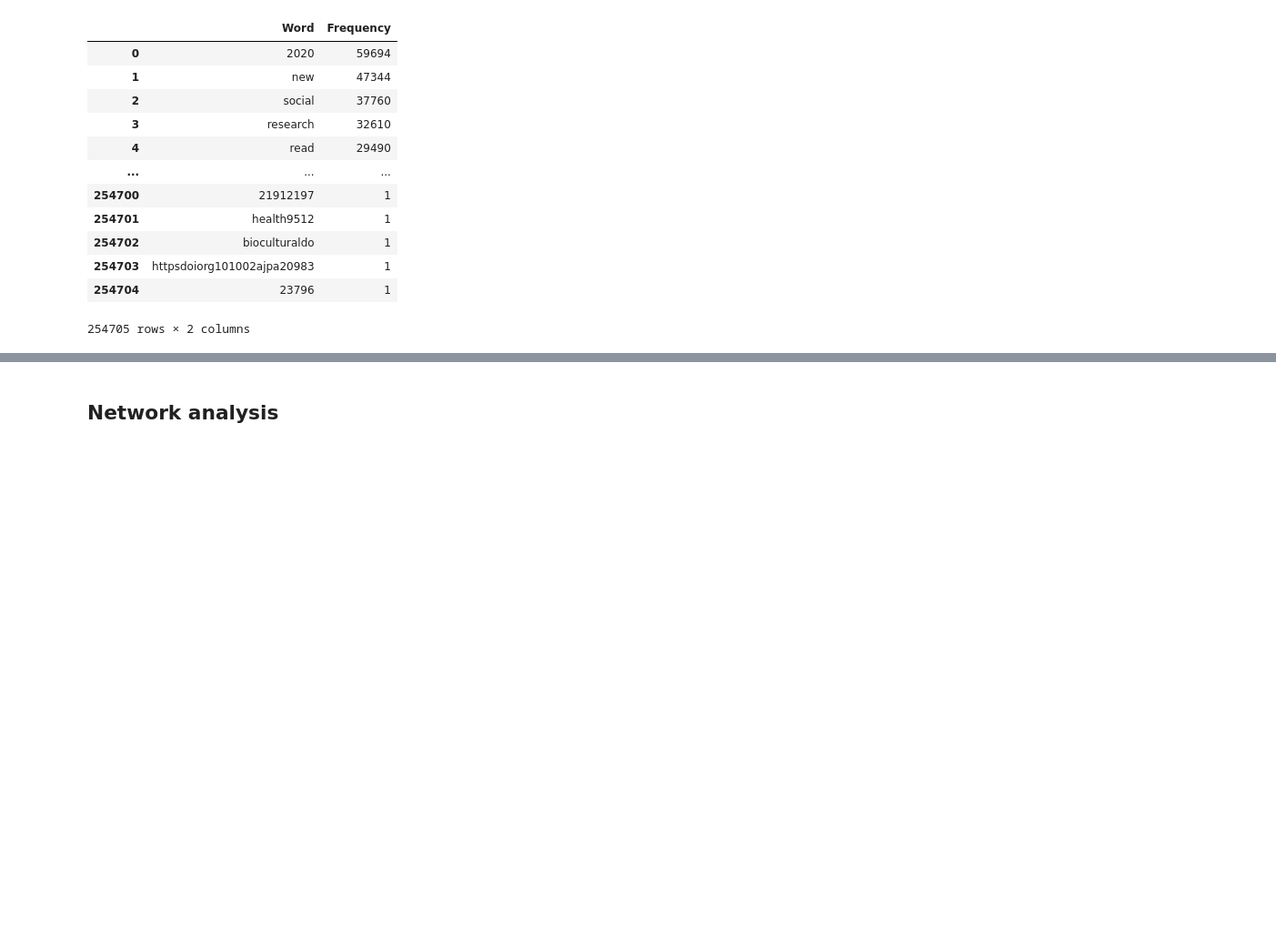
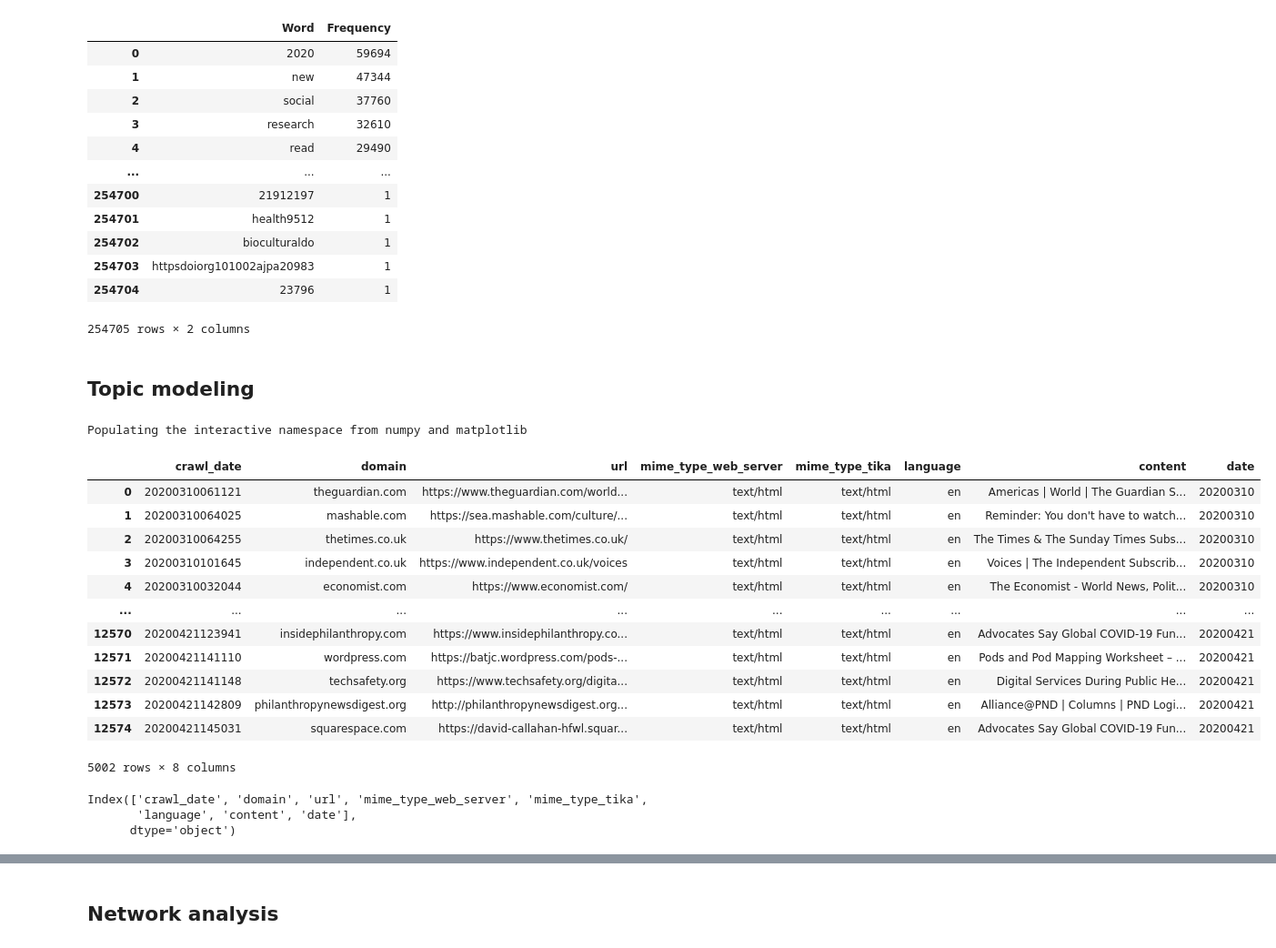
Before and after one commit to inactinique/awac2, a Jupyter notebook: frederic/feminism/feminism.ipynb, the cells around one changed output, grey strips where cells are left out. Shown at 91% size. Drawn from its saved outputs; the diff is of its cells as text; code cells hidden in the pictures; blank space fills up the shorter version.

```diff
--- a/frederic/feminism/feminism.ipynb
+++ b/frederic/feminism/feminism.ipynb
@@ -37,0 +112,15 @@ How to deal with duplicates
+# %%
+#We reload web_pages, with the right columns types
+web_pages =  pd.read_csv('data/AWAC2_webpage_feminism.csv', dtype = {'crawl_date':str, 'domain':object, 'url':object})
+web_pages
+
+#we split the column
+web_pages['crawl_date'].astype(object)
+web_pages['date']=web_pages['crawl_date'].str.slice(stop=8)
+
+# We create with pivot table the file that will interest us. We focus on URLs
+web_pages_count_byDomain = web_pages.groupby(['domain','date']).size()
+web_pages_count_byDomain = web_pages_count_byDomain.sort_values(ascending=False)
+web_pages_count_byDomain.to_csv('generated/web_pages_count_byDomain.csv')
+web_pages_count_byDomain = pd.read_csv('generated/web_pages_count_byDomain.csv', dtype = {'domain':object,'crawl_date':str,'0':int})
+web_pages_count_byDomain
@@ -270,3 +427,61 @@ words_count
 254705 rows × 2 columns
 # %%
 words_count.to_csv('generated/words_count.csv')
+# %% [markdown]
+## Topic modeling
+# %%
+# set up
+
+# to install the required packages. Uncomment the two next lines if necessary
+# !pip install --upgrade pip
+# !pip install pandas seaborn sklearn pyldavis
+
+%pylab inline
+import warnings                         # Disable some warnings
+warnings.filterwarnings("ignore",category=DeprecationWarning)
+#from dataiku import pandasutils as pdu
+import pandas as pd
+import seaborn as sns
+from sklearn.feature_extraction.text import CountVectorizer, TfidfVectorizer
+from sklearn.feature_extraction import text
+
+from sklearn.decomposition import LatentDirichletAllocation,NMF
+import pyLDAvis
+import pyLDAvis.gensim_models as gensimvis
+pyLDAvis.enable_notebook()
+from stop_words import get_stop_words
+# %% [output]
+Populating the interactive namespace from numpy and matplotlib
+# %%
+# First, we load web-pages.csv as a dataframe
+pd.read_csv('data/AWAC2_webpage_feminism.csv', low_memory=False) # add nrows = 1000 to load only the first 1000 lines.
+
+# We create a mask where the language column = en
+web_pages_mask_en = web_pages['language']=='en'
+
+# We apply this mask to web_pages so that our new dataframe is web_pages_en
+web_pages_en = web_pages[web_pages_mask_en]
+# %%
+#We display our dataframe web_pages_en
+web_pages_en
+# %% [output]
+|  | crawl_date | domain | url | mime_type_web_server | mime_type_tika | language | content | date |
+| 0 | 20200310061121 | theguardian.com | https://www.theguardian.com/world... | text/html | text/html | en | Americas | World | The Guardian S... | 20200310 |
+| 1 | 20200310064025 | mashable.com | https://sea.mashable.com/culture/... | text/html | text/html | en | Reminder: You don't have to watch... | 20200310 |
+| 2 | 20200310064255 | thetimes.co.uk | https://www.thetimes.co.uk/ | text/html | text/html | en | The Times & The Sunday Times Subs... | 20200310 |
+| 3 | 20200310101645 | independent.co.uk | https://www.independent.co.uk/voices | text/html | text/html | en | Voices | The Independent Subscrib... | 20200310 |
+| 4 | 20200310032044 | economist.com | https://www.economist.com/ | text/html | text/html | en | The Economist - World News, Polit... | 20200310 |
+| ... | ... | ... | ... | ... | ... | ... | ... | ... |
+| 12570 | 20200421123941 | insidephilanthropy.com | https://www.insidephilanthropy.co... | text/html | text/html | en | Advocates Say Global COVID-19 Fun... | 20200421 |
+| 12571 | 20200421141110 | wordpress.com | https://batjc.wordpress.com/pods-... | text/html | text/html | en | Pods and Pod Mapping Worksheet – ... | 20200421 |
+| 12572 | 20200421141148 | techsafety.org | https://www.techsafety.org/digita... | text/html | text/html | en | Digital Services During Public He... | 20200421 |
+| 12573 | 20200421142809 | philanthropynewsdigest.org | http://philanthropynewsdigest.org... | text/html | text/html | en | Alliance@PND | Columns | PND Logi... | 20200421 |
+| 12574 | 20200421145031 | squarespace.com | https://david-callahan-hfwl.squar... | text/html | text/html | en | Advocates Say Global COVID-19 Fun... | 20200421 |
+5002 rows × 8 columns
+# %%
+#we display the columns so that we can choose the right one to process the topic modelling
+web_pages_en.columns
+# %% [output]
+Index(['crawl_date', 'domain', 'url', 'mime_type_web_server', 'mime_type_tika',
+       'language', 'content', 'date'],
+      dtype='object')
```
Also changed, not shown: parts of 17 cells of this notebook, 2 other files.
